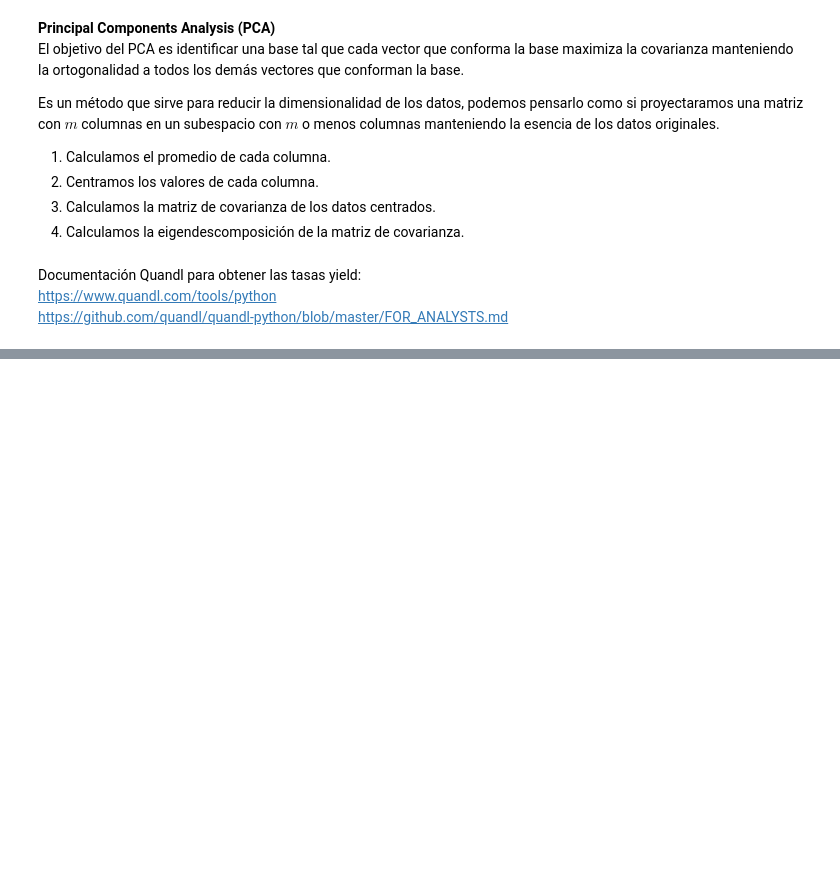
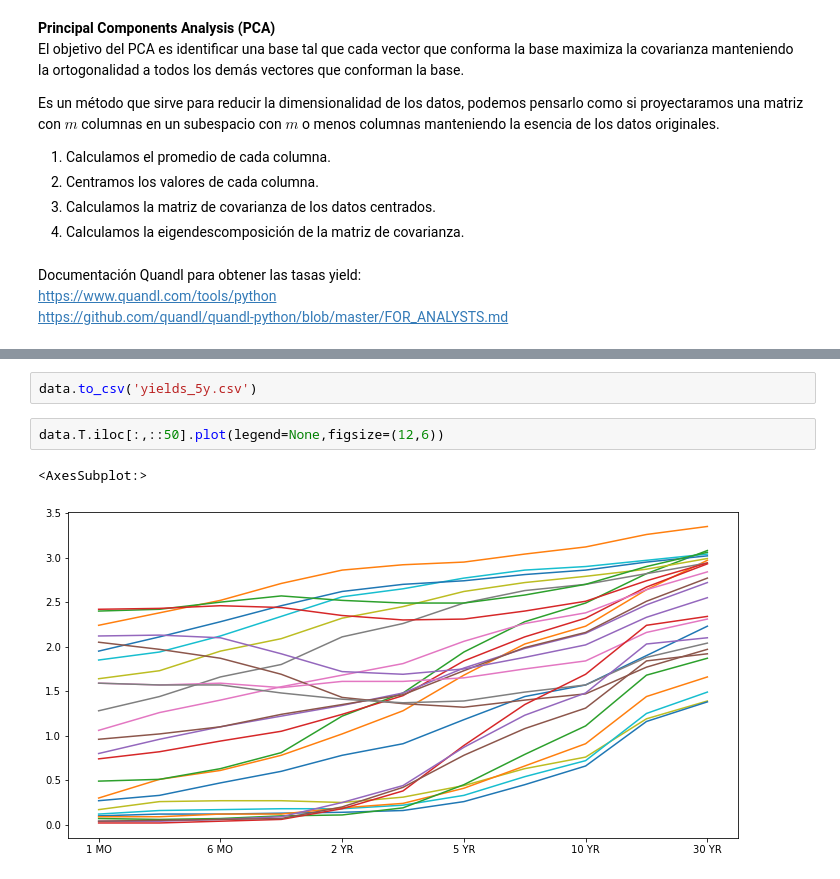
Before and after one commit to Apgt512/Colab-Notebooks, a Jupyter notebook: Modulo II. Algebra Lineal y Probabilidad/Clase 6 septiembre 2021.ipynb, the cells around one changed output, grey strips where cells are left out. Saved outputs shown, nothing was run; the diff lists cells and outputs as text; blank space fills up the shorter version.

```diff
--- a/Modulo II. Algebra Lineal y Probabilidad/Clase 6 septiembre 2021.ipynb
+++ b/Modulo II. Algebra Lineal y Probabilidad/Clase 6 septiembre 2021.ipynb
@@ -463,0 +645,7 @@ data
+# %%
+data.to_csv('yields_5y.csv')
+# %%
+data.T.iloc[:,::50].plot(legend=None,figsize=(12,6))
+# %% [output]
+<AxesSubplot:>
+[figure, added]
```
Also changed, not shown: parts of 36 cells of this notebook, 1 other file.
